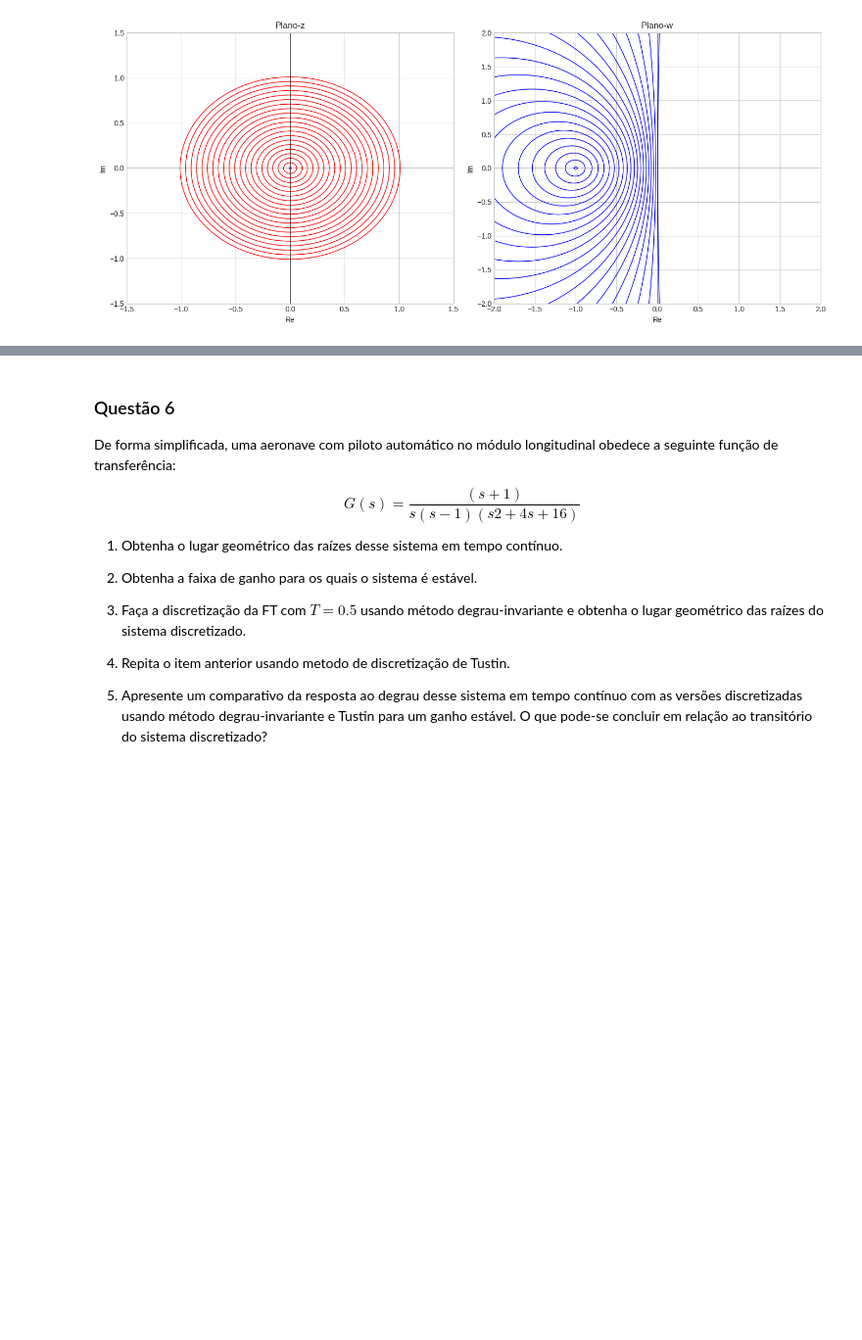
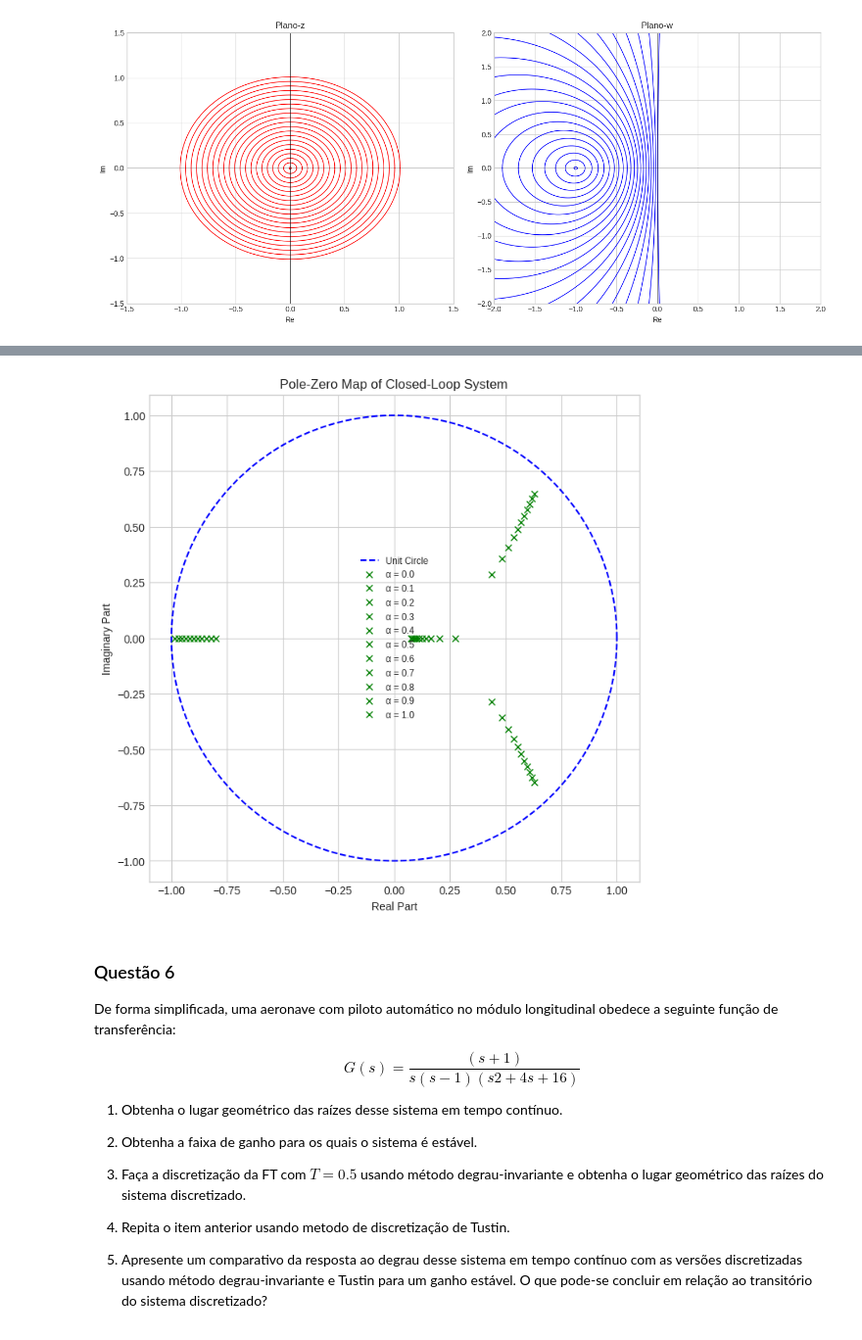
Before and after one commit to gianvstheworld/digital_control, a Jupyter notebook: stability/stability_analisys.ipynb, the cells around one changed output, grey strips where cells are left out. Shown at 98% size. Saved outputs shown, nothing was run; the diff lists cells and outputs as text; code cells hidden in the pictures; blank space fills up the shorter version.

Commit message:
List 5 complete

```diff
--- a/stability/stability_analisys.ipynb
+++ b/stability/stability_analisys.ipynb
@@ -182,3 +469,39 @@ plt.show()
+# %%
+# Import plotting library
+import matplotlib.pyplot as plt
+
+# Create a new figure for the pole-zero plot
+plt.figure(figsize=(8, 8))
+plt.title('Pole-Zero Map of Closed-Loop System')
+plt.xlabel('Real Part')
+plt.ylabel('Imaginary Part')
+plt.grid(True)
+
+# Plot the unit circle for reference
+theta = np.linspace(0, 2 * np.pi, 500)
+plt.plot(np.cos(theta), np.sin(theta), 'b--', label='Unit Circle')
+
+# Plot the poles for each alpha value
+for idx, alpha in enumerate(alpha_values):
+    p = poles_list[idx]
+    # Use a different color for unstable cases
+    if any(abs(pole_value) > 1 for pole_value in p):
+        color = 'red'
+    else:
+        color = 'green'
+    # Plot poles
+    plt.plot(p.real, p.imag, 'x', color=color, label=f'α = {alpha:.1f}')
+
+# Set aspect ratio to equal for proper circle display
+plt.axis('equal')
+
+# Show legend (may get crowded; adjust as needed)
+plt.legend(loc='best', fontsize='small')
+
+# Display the plot
+plt.show()
+# %% [output]
+[figure, added]
 # %% [markdown]
 ### Questão 6
 
```
Also changed, not shown: parts of 8 cells of this notebook, 1 other file.
